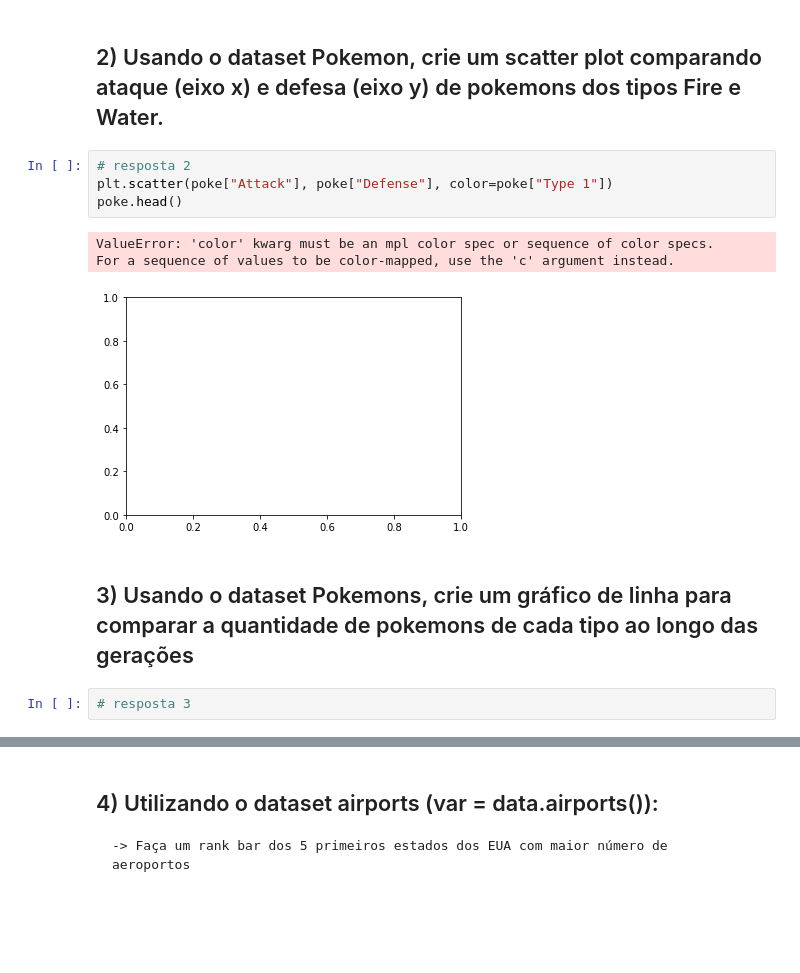
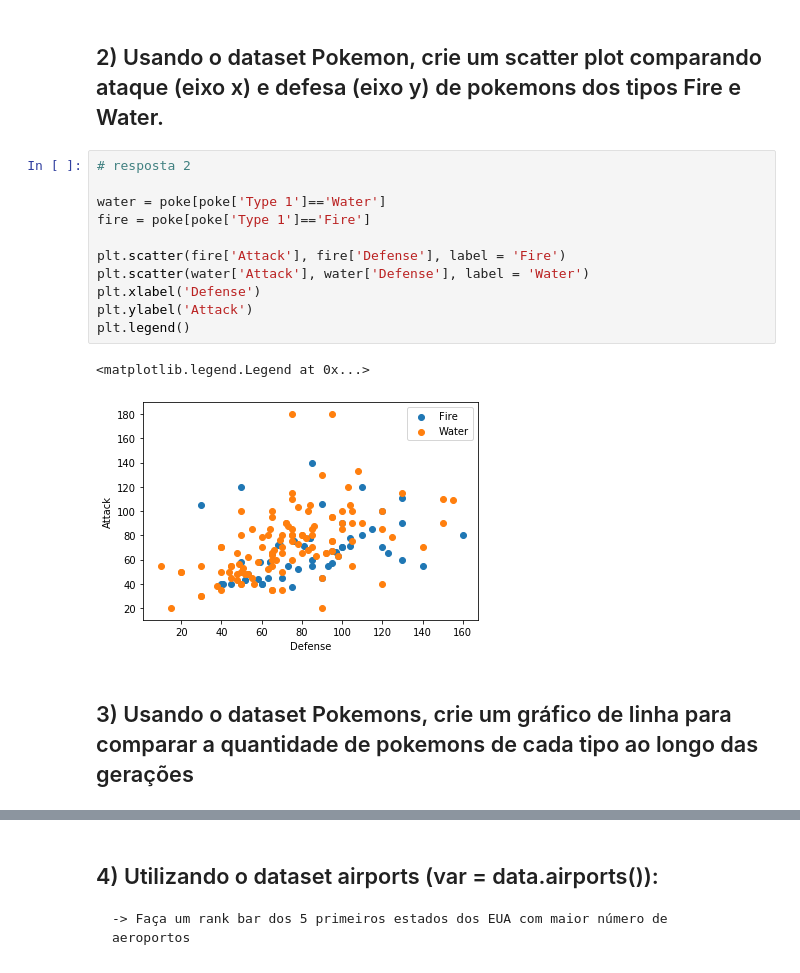
Before and after one commit to felipemartim/Fiap, a Jupyter notebook: python/desafios/felipe_martim_fernandes_vieira_aula6.ipynb, the cells around one changed output, grey strips where cells are left out. Drawn from its saved outputs; the diff is of its cells as text; blank space fills up the shorter version.

```diff
--- a/python/desafios/felipe_martim_fernandes_vieira_aula6.ipynb
+++ b/python/desafios/felipe_martim_fernandes_vieira_aula6.ipynb
@@ -43,14 +43,18 @@ pokemon_histogram(poke, "Speed")
 # %% [markdown]
 ## 2) Usando o dataset Pokemon, crie um scatter plot comparando ataque (eixo x) e defesa (eixo y) de pokemons dos tipos Fire e Water.
-# %%
-# resposta 2
-plt.scatter(poke["Attack"], poke["Defense"], color=poke["Type 1"])
-poke.head()
-# %% [output]
-ValueError: 'color' kwarg must be an mpl color spec or sequence of color specs.
-For a sequence of values to be color-mapped, use the 'c' argument instead.
-[figure, removed]
+# %%
+# resposta 2
+
+water = poke[poke['Type 1']=='Water']
+fire = poke[poke['Type 1']=='Fire']
+
+plt.scatter(fire['Attack'], fire['Defense'], label = 'Fire')
+plt.scatter(water['Attack'], water['Defense'], label = 'Water')
+plt.xlabel('Defense')
+plt.ylabel('Attack')
+plt.legend()
+# %% [output]
+<matplotlib.legend.Legend at 0x...>
+[figure, added]
 # %% [markdown]
 ## 3) Usando o dataset Pokemons, crie um gráfico de linha para comparar a quantidade de pokemons de cada tipo ao longo das gerações
-# %%
-# resposta 3
```
Also changed, not shown: parts of 13 cells of this notebook, 3 other files.
